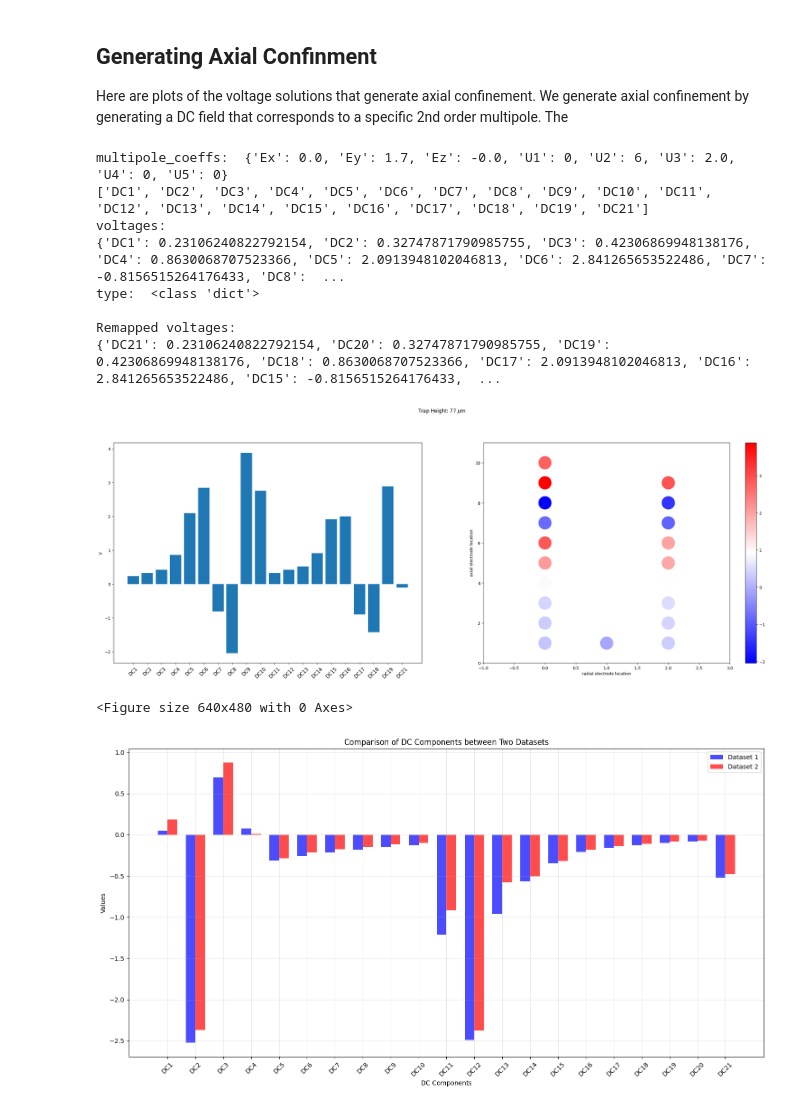
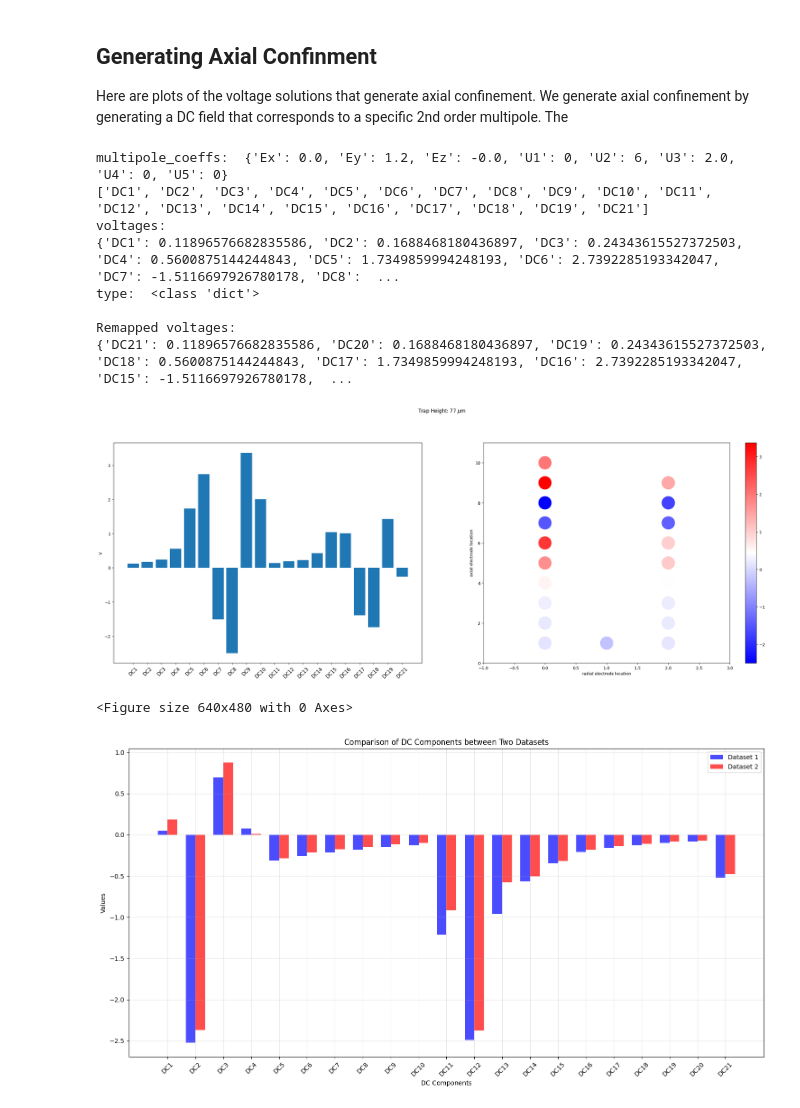
Before and after one commit to HaeffnerLab/bem, a Jupyter notebook: examples/Integrated_photonics/III_Multipole_Expansion.ipynb, the cells around one changed output. Drawn from its saved outputs; the diff is of its cells as text; code cells hidden in the pictures.

```diff
--- a/examples/Integrated_photonics/III_Multipole_Expansion.ipynb
+++ b/examples/Integrated_photonics/III_Multipole_Expansion.ipynb
@@ -394,7 +394,7 @@ voltages = plot_muls(s,xl,zl0,roi,
                      height = yl*1e3,
                      ez=-0.0,  # - moves the ion to the camera x-axis
                      ex=+0.0,  # + moves the ion to the camera negative x-axis
-                     ey=+1.70, # + means moving the ion to the camera x-axis
+                     ey=+1.20, # + means moving the ion to the camera x-axis
                      u2=u2_value,
                      u5=0,
                      u1=0,
@@ -418,37 +418,37 @@ voltage_mapping = {
     "DC8": "DC14",
     "DC9": "DC13",
     "DC10": "DC12",
     "DC11": "DC10",
     "DC12": "DC9",
     "DC13": "DC8",
     "DC14": "DC7",
     "DC15": "DC6",
     "DC16": "DC5",
     "DC17": "DC4",
     "DC18": "DC3",
     "DC19": "DC2",
     "DC20": "DC1",
     "DC21": "DC11",
 }
 
 # Remap the voltages dictionary keys using voltage_mapping. if there is no the corresponding key in the original dictionary, assign value 0.0 to the corresponding key in the remapped dictionary
 remapped_voltages = {voltage_mapping.get(k, k): v for k, v in voltages.items()}
 print(f"\nRemapped voltages: \n{remapped_voltages}")
 
 fig.canvas.draw()
 fig.tight_layout(pad=1)
 fig = plt.figure()
 plt.show()
 # %% [output]
-multipole_coeffs:  {'Ex': 0.0, 'Ey': 1.7, 'Ez': -0.0, 'U1': 0, 'U2': 6, 'U3': 2.0, 'U4': 0, 'U5': 0}
+multipole_coeffs:  {'Ex': 0.0, 'Ey': 1.2, 'Ez': -0.0, 'U1': 0, 'U2': 6, 'U3': 2.0, 'U4': 0, 'U5': 0}
 ['DC1', 'DC2', 'DC3', 'DC4', 'DC5', 'DC6', 'DC7', 'DC8', 'DC9', 'DC10', 'DC11', 'DC12', 'DC13', 'DC14', 'DC15', 'DC16', 'DC17', 'DC18', 'DC19', 'DC21']
 voltages:
-{'DC1': 0.23106240822792154, 'DC2': 0.32747871790985755, 'DC3': 0.42306869948138176, 'DC4': 0.8630068707523366, 'DC5': 2.0913948102046813, 'DC6': 2.841265653522486, 'DC7': -0.8156515264176433, 'DC8':  ...
+{'DC1': 0.11896576682835586, 'DC2': 0.1688468180436897, 'DC3': 0.24343615527372503, 'DC4': 0.5600875144244843, 'DC5': 1.7349859994248193, 'DC6': 2.7392285193342047, 'DC7': -1.5116697926780178, 'DC8':  ...
 type:  <class 'dict'>
 
 Remapped voltages:
-{'DC21': 0.23106240822792154, 'DC20': 0.32747871790985755, 'DC19': 0.42306869948138176, 'DC18': 0.8630068707523366, 'DC17': 2.0913948102046813, 'DC16': 2.841265653522486, 'DC15': -0.8156515264176433,  ...
+{'DC21': 0.11896576682835586, 'DC20': 0.1688468180436897, 'DC19': 0.24343615527372503, 'DC18': 0.5600875144244843, 'DC17': 1.7349859994248193, 'DC16': 2.7392285193342047, 'DC15': -1.5116697926780178,  ...
-[figure, old version]
+[figure, new version]
 <Figure size 640x480 with 0 Axes>
 # %%
 import matplotlib.pyplot as plt
```
